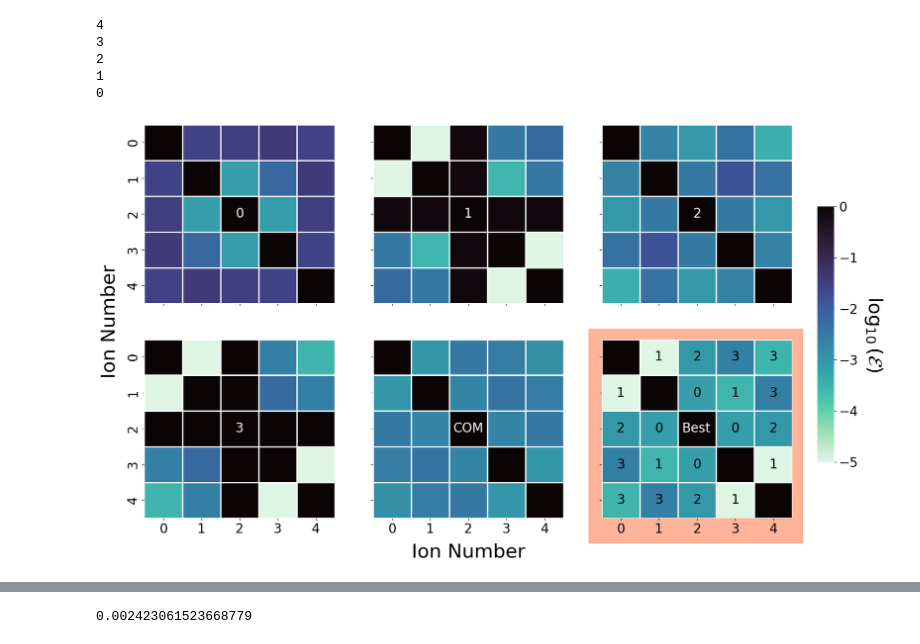
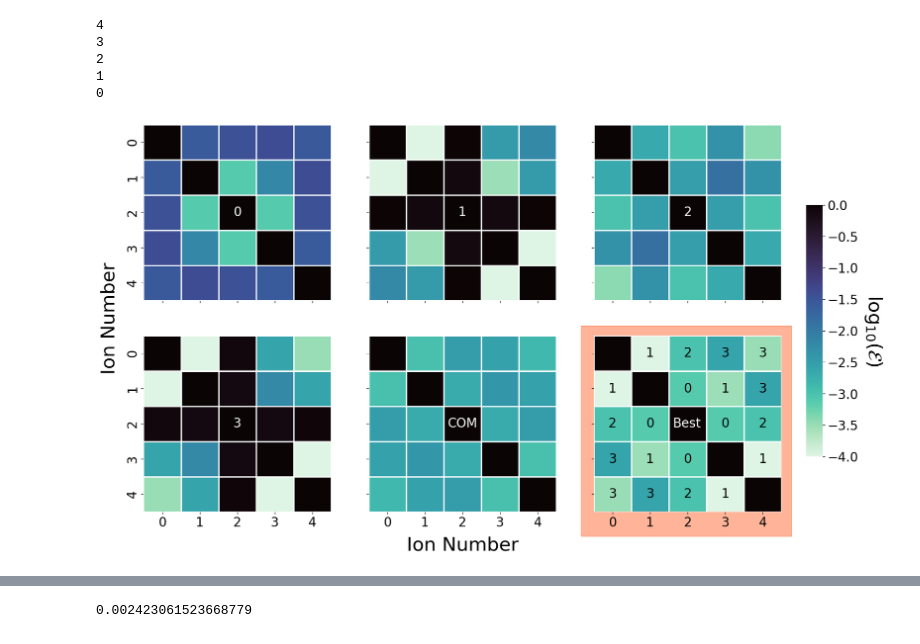
Before and after one commit to SQRLab/XTalkRobustMS, a Jupyter notebook: Visualization_Figures.ipynb, the cells around one changed output, grey strips where cells are left out. Saved outputs shown, nothing was run; the diff lists cells and outputs as text; code cells hidden in the pictures.

Commit message:
final figures for qscout proposal

```diff
--- a/Visualization_Figures.ipynb
+++ b/Visualization_Figures.ipynb
@@ -399,7 +431,7 @@ cmap = sb.color_palette("mako_r", as_cmap=True)
 for m in range(N):
     ax = axes.flat[m]
     annot = np.array([[f"{m if m!=N-1 else 'COM'}" if (i==N//2 and j==N//2) else "" for i in range(N)] for j in range(N)])
-    sb.heatmap(-fid_nines[:,:,m], ax=ax, vmin=-5.0, vmax=0, cbar=(m==0),cbar_ax=None if m==1 else cbar_ax,
+    sb.heatmap(-fid_nines[:,:,m], ax=ax, vmin=-4.0, vmax=0, cbar=(m==0),cbar_ax=None if m==1 else cbar_ax,
                annot=annot, annot_kws={'c':'w', 'size':20}, fmt="", cmap=cmap,
               xticklabels=[f"{i}" for i in range(N)],
               linewidths = 1)#, cbar_kws={'label': "$\log_{10}(\mathcal{E})$"})
@@ -413,7 +445,7 @@ for i in range(N):
         annot[i][j] = f"{bestmodes[i,j]}"
         annot[j][i] = annot[i][j]
 ax_best = axes.flat[-1]
-sb.heatmap(-best_nines, ax=ax_best, vmin=-5.0, vmax=0, cbar=False,cbar_ax=cbar_ax,
+sb.heatmap(-best_nines, ax=ax_best, vmin=-4.0, vmax=0, cbar=False,cbar_ax=cbar_ax,
           annot=annot, annot_kws={'c':'k', 'size':20}, fmt="", cmap=cmap,
           linewidths = 1)
 ax_best.set_xticklabels([f"{i}" for i in range(N)], size = 20)
@@ -421,35 +453,35 @@ cbar_ax.figure.axes[-1].tick_params(labelsize=20)
 cbar_ax.set_ylabel("$\log_{10}(\mathcal{E})$", labelpad = 40, size = 30,rotation=-90)
 
 #cbar_ax.yaxis.label.set_size(30)
 #cbar_ax.yaxis.label.set_rotation(-90)
 #cbar.ax.yaxis.label.set_
 
 
 
 # bbox = ax_best.get_window_extent()
 # fig.patches.extend([plt.Rectangle((bbox.xmin, bbox.ymin),
 #                                   bbox.xmax-bbox.xmin, bbox.ymax-bbox.ymin,
 #                                   fill=True, color='g', alpha=0.7, zorder=-1, figure=fig)])
 
 fig.patches.extend([plt.Rectangle((1060, 50),
                                   460, 460,
                                   fill=True, color='orangered', alpha=0.4, zorder=-1,
                                   transform=None, figure=fig)])
 
 ax_best.text(2.1, 2.6, "Best", c="w", size='20')
 
 ax = fig.add_subplot(111, frameon=False)
 ax.grid(True)
 ax.set_xticks([], visible=False)
 ax.set_yticks([], visible=False)
 ax.set_xlabel("Ion Number", labelpad = 35, size=30)
 ax.set_ylabel("Ion Number", labelpad = 35, size=30)
 #ax.set_title("$\log_{10}(\mathcal{E})$", size=30, pad=-20)
-plt.savefig('bestmode.jpg')
+#plt.savefig('bestmode.jpg')
 #plt.tight_layout()
 plt.show()
 # %% [output]
-[figure, old version]
+[figure, new version]
 # %%
 1-np.mean(fidsList[0])
 # %% [output]
```
Also changed, not shown: parts of 20 cells of this notebook.
